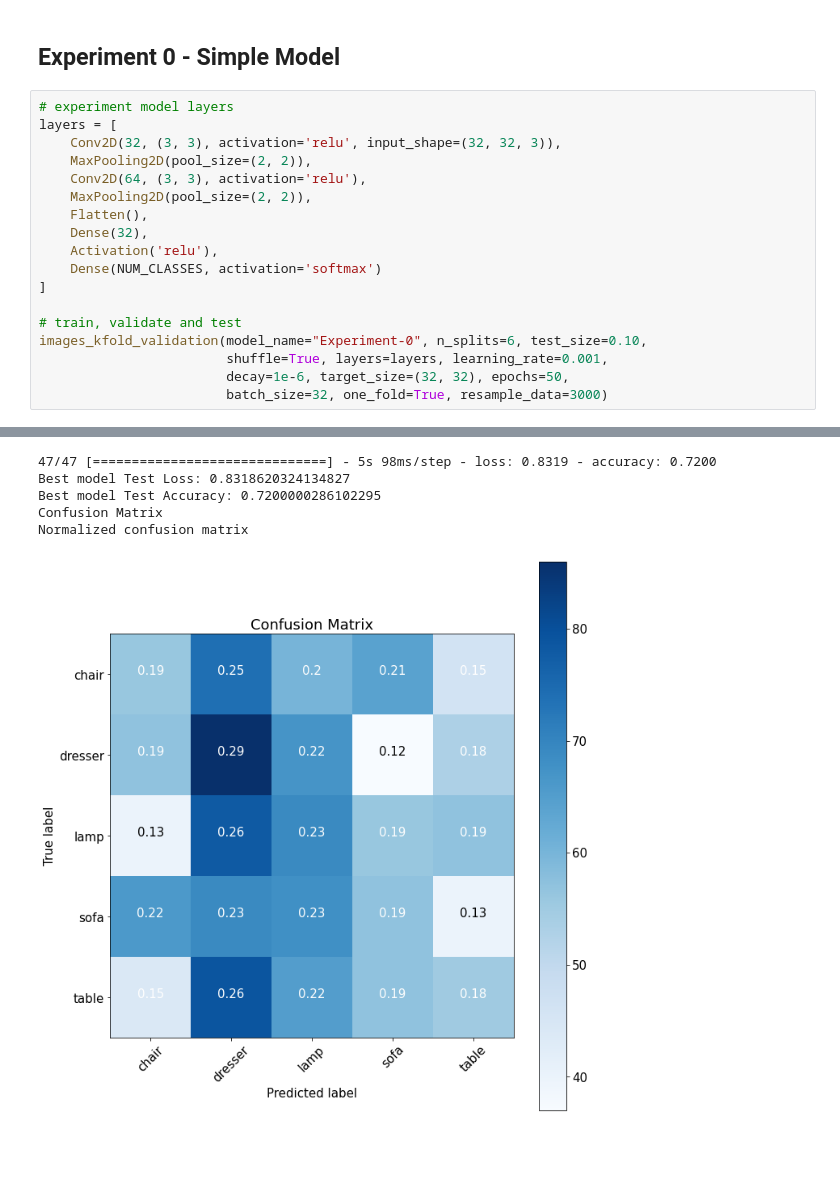
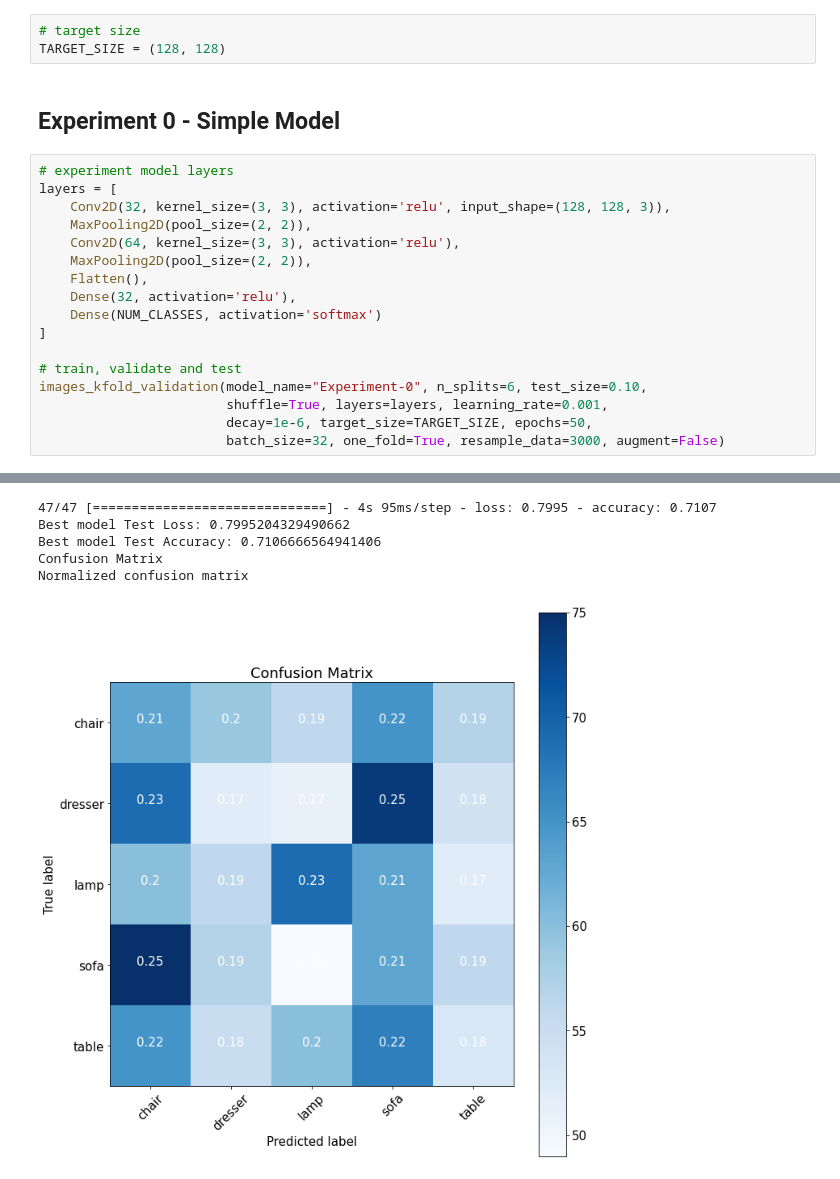
Before and after one commit to rambodrahmani/deep-learning, a Jupyter notebook: jupyter/Task2-Training-from-scratch-images.ipynb, the cells around one changed output, grey strips where cells are left out. Cells and saved outputs as stored; diff of their text form; blank space fills up the shorter version.

```diff
--- a/jupyter/Task2-Training-from-scratch-images.ipynb
+++ b/jupyter/Task2-Training-from-scratch-images.ipynb
@@ -31,23 +51,25 @@ logger.setLevel(logging.CRITICAL)
+# %%
+# target size
+TARGET_SIZE = (128, 128)
 # %% [markdown]
 ## Experiment 0 - Simple Model
 # %%
 # experiment model layers
 layers = [
-    Conv2D(32, (3, 3), activation='relu', input_shape=(32, 32, 3)),
+    Conv2D(32, kernel_size=(3, 3), activation='relu', input_shape=(128, 128, 3)),
     MaxPooling2D(pool_size=(2, 2)),
-    Conv2D(64, (3, 3), activation='relu'),
+    Conv2D(64, kernel_size=(3, 3), activation='relu'),
     MaxPooling2D(pool_size=(2, 2)),
     Flatten(),
-    Dense(32),
-    Activation('relu'),
+    Dense(32, activation='relu'),
     Dense(NUM_CLASSES, activation='softmax')
 ]
 
 # train, validate and test
 images_kfold_validation(model_name="Experiment-0", n_splits=6, test_size=0.10,
                         shuffle=True, layers=layers, learning_rate=0.001,
-                        decay=1e-6, target_size=(32, 32), epochs=50,
-                        batch_size=32, one_fold=True, resample_data=3000)
+                        decay=1e-6, target_size=TARGET_SIZE, epochs=50,
+                        batch_size=32, one_fold=True, resample_data=3000, augment=False)
 # %% [output]
 Found 1500 validated image filenames belonging to 5 classes.
 
@@ -107,6 +93,6 @@ Epoch 00050: val_loss did not improve from 0.79960
-47/47 [==============================] - 5s 98ms/step - loss: 0.8319 - accuracy: 0.7200
-Best model Test Loss: 0.8318620324134827
-Best model Test Accuracy: 0.7200000286102295
-Confusion Matrix
-Normalized confusion matrix
+47/47 [==============================] - 4s 95ms/step - loss: 0.7995 - accuracy: 0.7107
+Best model Test Loss: 0.7995204329490662
+Best model Test Accuracy: 0.7106666564941406
+Confusion Matrix
+Normalized confusion matrix
-[figure, old version]
+[figure, new version]
```
Also changed, not shown: parts of 22 cells of this notebook, 45 other files.
